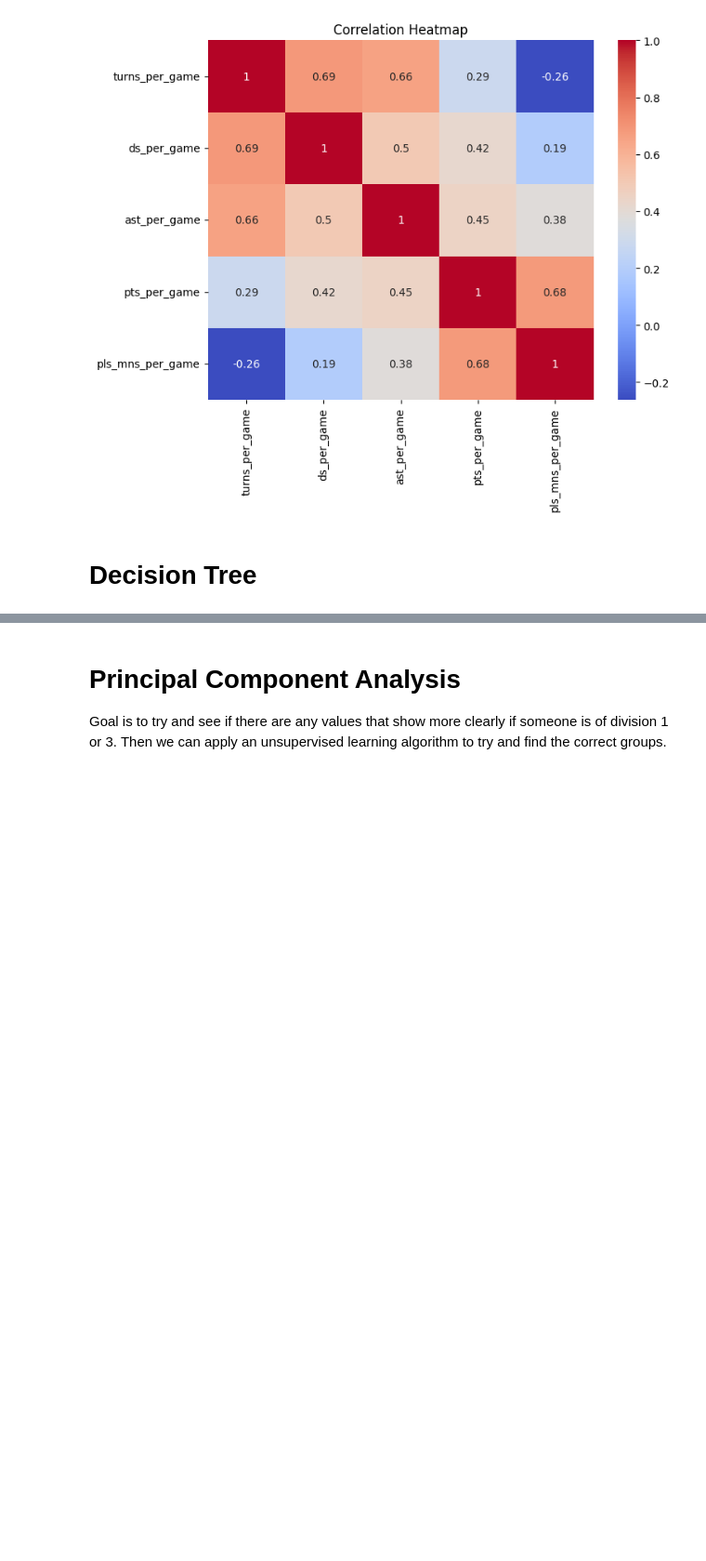
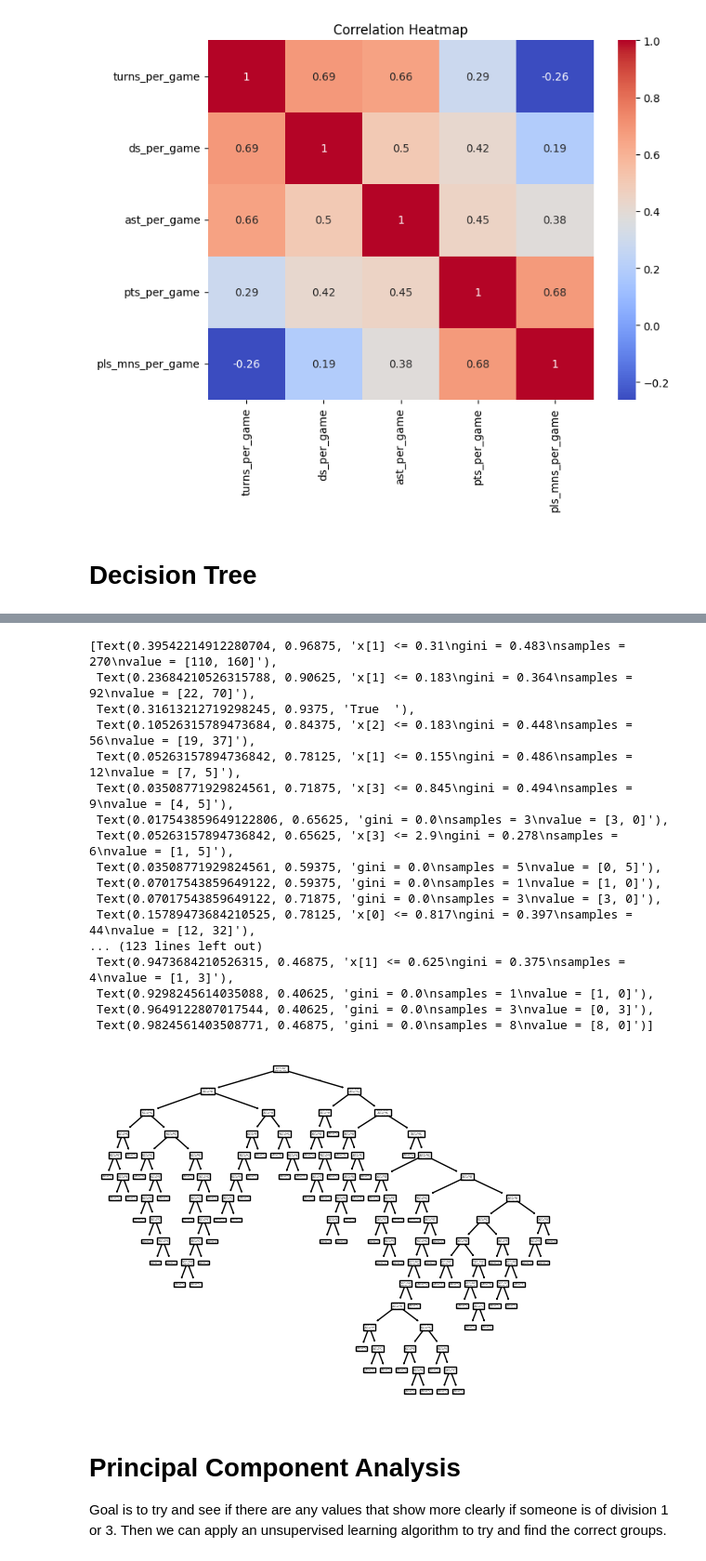
Before and after one commit to samshin3/Ultimate-Player-Division-Classifier, a Jupyter notebook: classifier_sklearn.ipynb, the cells around one changed output, grey strips where cells are left out. Shown at 93% size. Saved outputs shown, nothing was run; the diff lists cells and outputs as text; code cells hidden in the pictures; blank space fills up the shorter version.

Commit message:
Added tree plot

```diff
--- a/classifier_sklearn.ipynb
+++ b/classifier_sklearn.ipynb
@@ -90,3 +90,24 @@ Accuracy: 58.91%
+# %%
+tree.plot_tree(clf)
+# %% [output]
+[Text(0.39542214912280704, 0.96875, 'x[1] <= 0.31\ngini = 0.483\nsamples = 270\nvalue = [110, 160]'),
+ Text(0.23684210526315788, 0.90625, 'x[1] <= 0.183\ngini = 0.364\nsamples = 92\nvalue = [22, 70]'),
+ Text(0.31613212719298245, 0.9375, 'True  '),
+ Text(0.10526315789473684, 0.84375, 'x[2] <= 0.183\ngini = 0.448\nsamples = 56\nvalue = [19, 37]'),
+ Text(0.05263157894736842, 0.78125, 'x[1] <= 0.155\ngini = 0.486\nsamples = 12\nvalue = [7, 5]'),
+ Text(0.03508771929824561, 0.71875, 'x[3] <= 0.845\ngini = 0.494\nsamples = 9\nvalue = [4, 5]'),
+ Text(0.017543859649122806, 0.65625, 'gini = 0.0\nsamples = 3\nvalue = [3, 0]'),
+ Text(0.05263157894736842, 0.65625, 'x[3] <= 2.9\ngini = 0.278\nsamples = 6\nvalue = [1, 5]'),
+ Text(0.03508771929824561, 0.59375, 'gini = 0.0\nsamples = 5\nvalue = [0, 5]'),
+ Text(0.07017543859649122, 0.59375, 'gini = 0.0\nsamples = 1\nvalue = [1, 0]'),
+ Text(0.07017543859649122, 0.71875, 'gini = 0.0\nsamples = 3\nvalue = [3, 0]'),
+ Text(0.15789473684210525, 0.78125, 'x[0] <= 0.817\ngini = 0.397\nsamples = 44\nvalue = [12, 32]'),
+... (123 lines left out)
+ Text(0.9473684210526315, 0.46875, 'x[1] <= 0.625\ngini = 0.375\nsamples = 4\nvalue = [1, 3]'),
+ Text(0.9298245614035088, 0.40625, 'gini = 0.0\nsamples = 1\nvalue = [1, 0]'),
+ Text(0.9649122807017544, 0.40625, 'gini = 0.0\nsamples = 3\nvalue = [0, 3]'),
+ Text(0.9824561403508771, 0.46875, 'gini = 0.0\nsamples = 8\nvalue = [8, 0]')]
+[figure, added]
 # %% [markdown]
 # Principal Component Analysis
 
```
Also changed, not shown: parts of 1 cell of this notebook.
